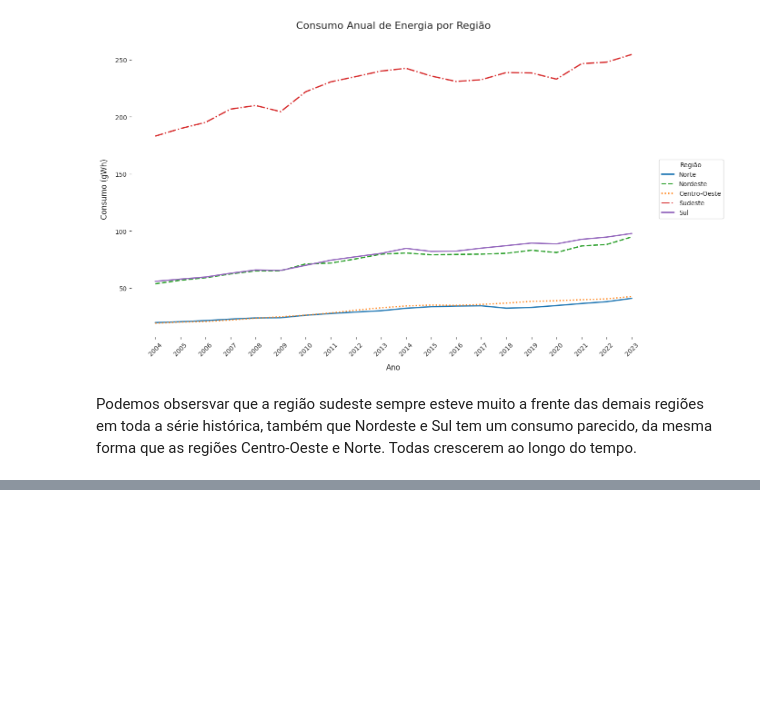
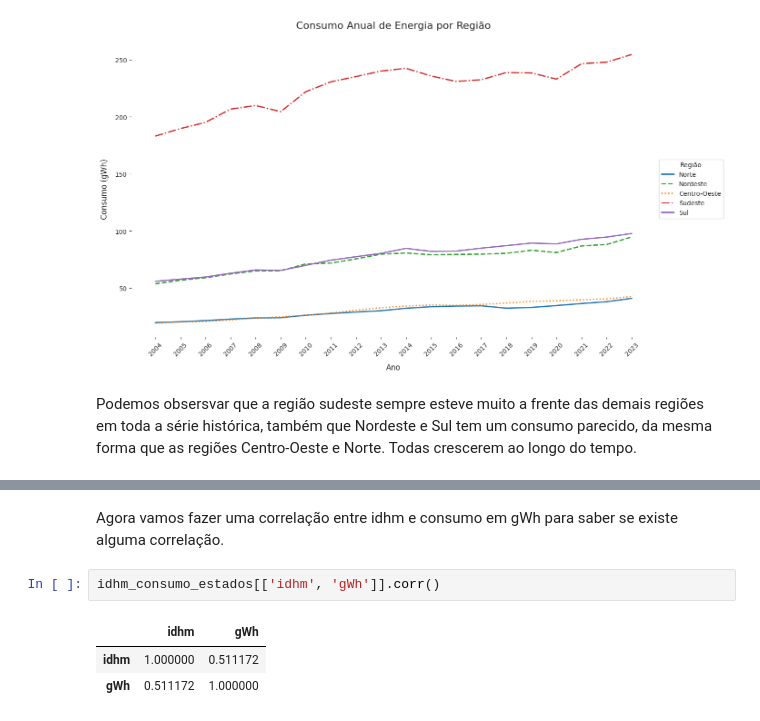
Before and after one commit to jorgelzsilva/projeto_consumo_energia, a Jupyter notebook: notebooks/desafio_final_jorge.ipynb, the cells around one changed output, grey strips where cells are left out. Drawn from its saved outputs; the diff is of its cells as text; blank space fills up the shorter version.

```diff
--- a/notebooks/desafio_final_jorge.ipynb
+++ b/notebooks/desafio_final_jorge.ipynb
@@ -1187,0 +1179,8 @@ Name: gWh, dtype: float64
+# %% [markdown]
+Agora vamos fazer uma correlação entre idhm e consumo em gWh para saber se existe alguma correlação.
+# %%
+idhm_consumo_estados[['idhm', 'gWh']].corr()
+# %% [output]
+|  | idhm | gWh |
+| idhm | 1.000000 | 0.511172 |
+| gWh | 0.511172 | 1.000000 |
```
Also changed, not shown: parts of 7 cells of this notebook, 1 other file.
